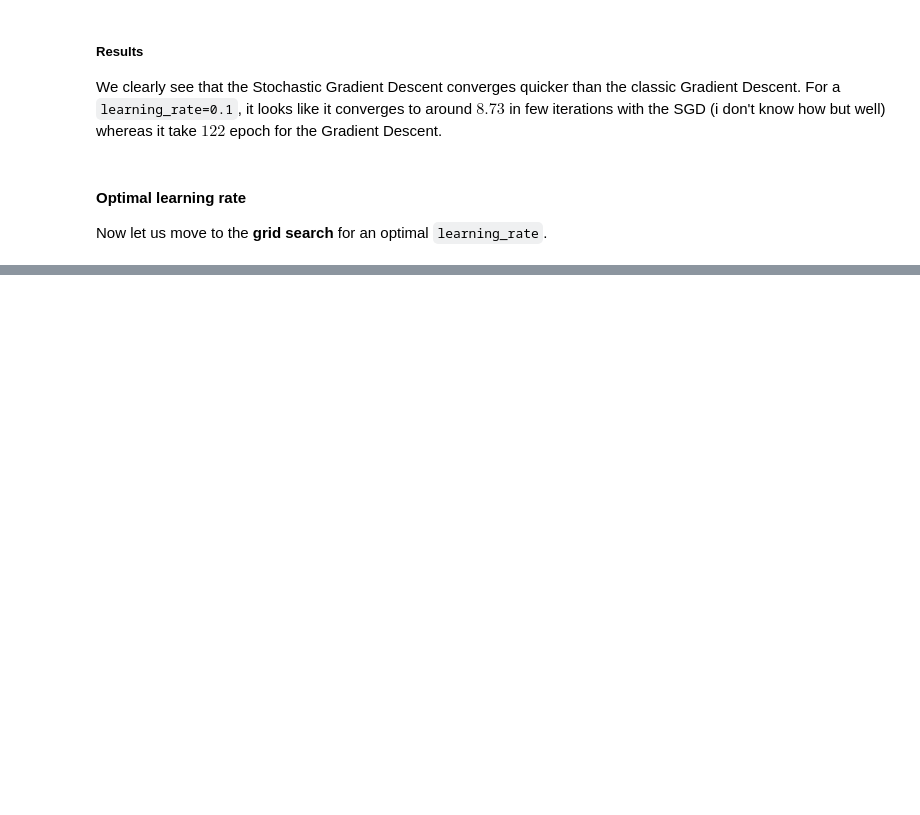
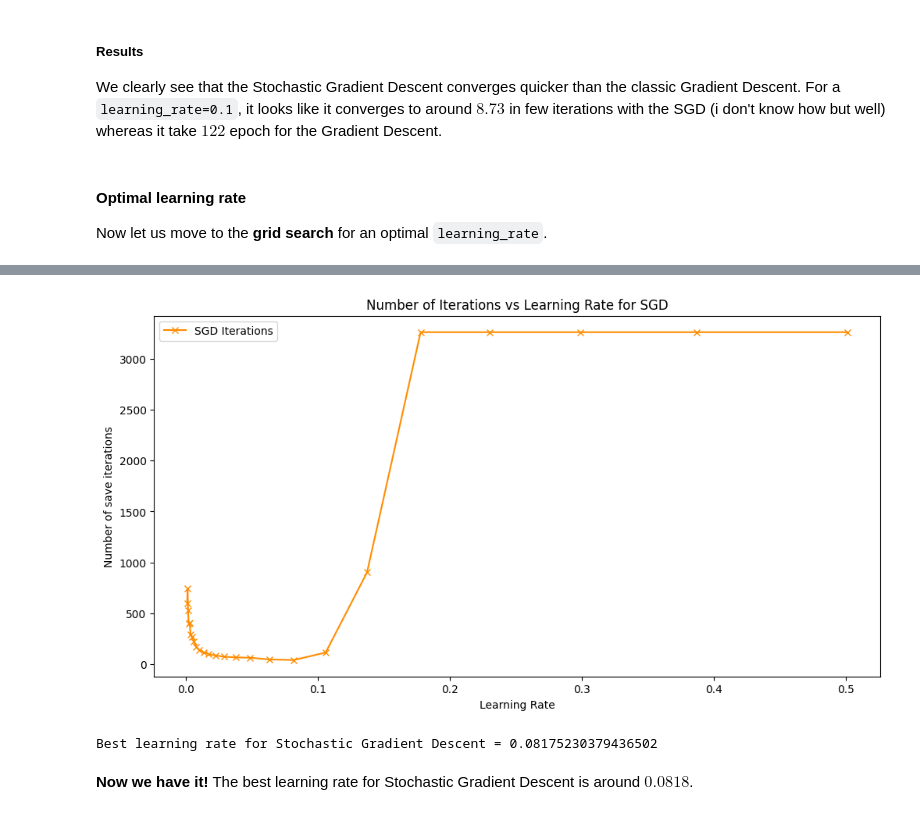
Before and after one commit to Dorianhgn/ML_FRI_Dorian, a Jupyter notebook: Week3/Hugonnet_Assignment3.ipynb, the cells around one changed output, grey strips where cells are left out. Drawn from its saved outputs; the diff is of its cells as text; code cells hidden in the pictures; blank space fills up the shorter version.

```diff
--- a/Week3/Hugonnet_Assignment3.ipynb
+++ b/Week3/Hugonnet_Assignment3.ipynb
@@ -806,0 +842,6 @@ ridge_cost(X_test_scaled, y_test['quality'].to_numpy(), weights, 1.0)
+# %%
+_, b = updated_ridge_regression_sgd(X_train_scaled, X_test_scaled, y_train['quality'].to_numpy(), y_test['quality'].to_numpy(),
+                             batch_size=32, alpha=1.0, learning_rate=0.0375, tqdm_disable='', epoch=20,
+                             patience=10, eps=0.05)
+
+b.values[-10:] # print last 10 steps
@@ -806,0 +860,37 @@ ridge_cost(X_test_scaled, y_test['quality'].to_numpy(), weights, 1.0)
+# %%
+sgd_array_2 = []
+
+# Remove temporary the prints into this block :
+with contextlib.redirect_stdout(None):
+    for learning_rate in tqdm(learning_rates_sgd):
+        _, sgd_iterations_df_2 = updated_ridge_regression_sgd(X_train_scaled, X_test_scaled, y_train['quality'].to_numpy(),
+                                                              y_test['quality'].to_numpy(), batch_size=32, alpha=1.0,
+                                                              learning_rate=learning_rate, tqdm_disable='yes', epoch=20,
+                                                              patience=10, eps=0.05)
+        sgd_array_2.append([learning_rate,sgd_iterations_df_2])
+# %%
+sgd_learning_rates_2 = [item[0] for item in sgd_array_2]
+sgd_iterations_2 = [len(item[1]) for item in sgd_array_2]
+
+
+plt.figure(figsize=(12, 6))
+
+# Plot for updated Stochastic Gradient Descent
+plt.plot(sgd_learning_rates_2, sgd_iterations_2, label="SGD Iterations", marker='x', c='darkorange')
+
+plt.xlabel("Learning Rate")
+plt.ylabel("Number of save iterations")
+plt.title("Number of Iterations vs Learning Rate for SGD")
+plt.legend()
+plt.show()
+# %% [output]
+[figure, added]
+# %%
+# Sort gd_array and sgd_array by the increasing length of the iterations DataFrame in each element
+sgd_array_sorted_2 = sorted(sgd_array_2, key=lambda item: len(item[1]))
+
+print(f'Best learning rate for Stochastic Gradient Descent = {sgd_array_sorted_2[0][0]}')
+# %% [output]
+Best learning rate for Stochastic Gradient Descent = 0.08175230379436502
+# %% [markdown]
+**Now we have it!** The best learning rate for Stochastic Gradient Descent is around $0.0818$.
```
Also changed, not shown: parts of 21 cells of this notebook.
